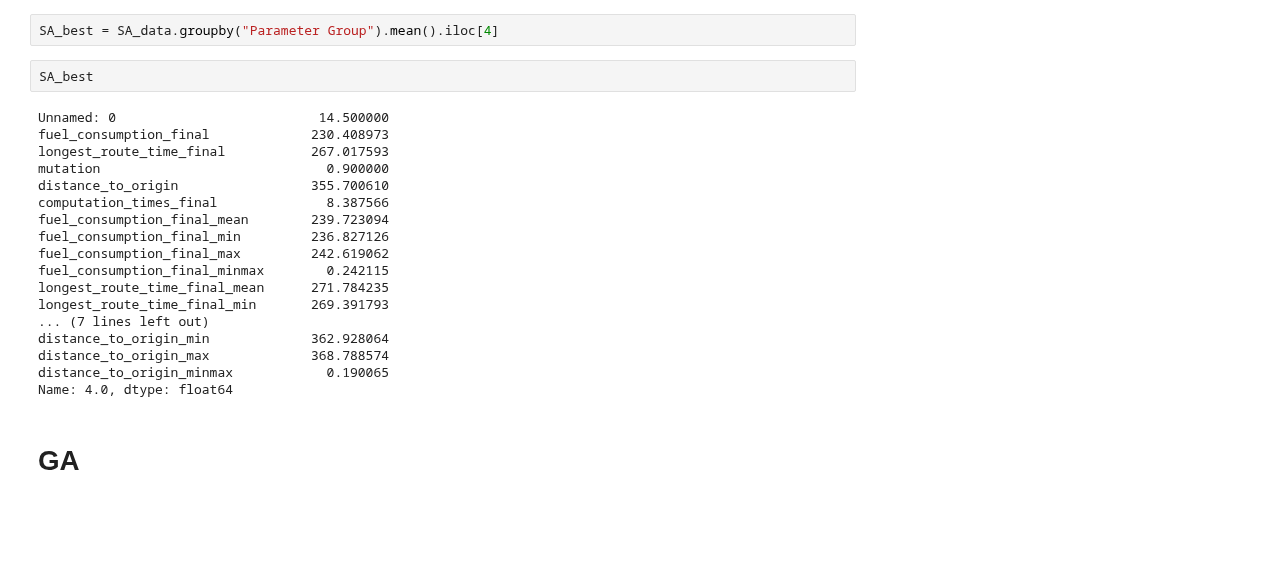
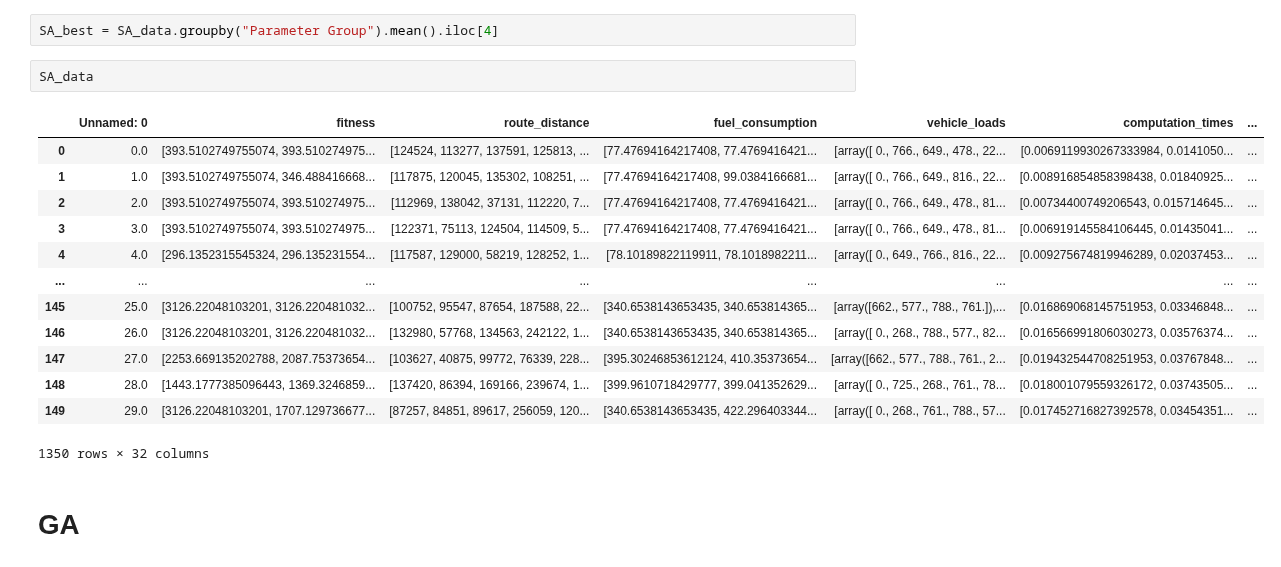
Before and after one commit to kallekj/Explorer, a Jupyter notebook: src/Generate_3dPlots.ipynb, the cells around one changed output. Drawn from its saved outputs; the diff is of its cells as text; blank space fills up the shorter version.

```diff
--- a/src/Generate_3dPlots.ipynb
+++ b/src/Generate_3dPlots.ipynb
@@ -145,26 +145,22 @@ def plot_3d_minmax(datapoints, labels, marker_kwargs={"SA":{"color":"#1f77b4", "
 SA_data = combine_datasets("SA", "parameter_data/")
 # %%
 SA_best = SA_data.groupby("Parameter Group").mean().iloc[4]
-# %%
-SA_best
-# %% [output]
-Unnamed: 0                          14.500000
-fuel_consumption_final             230.408973
-longest_route_time_final           267.017593
-mutation                             0.900000
-distance_to_origin                 355.700610
-computation_times_final              8.387566
-fuel_consumption_final_mean        239.723094
-fuel_consumption_final_min         236.827126
-fuel_consumption_final_max         242.619062
-fuel_consumption_final_minmax        0.242115
-longest_route_time_final_mean      271.784235
-longest_route_time_final_min       269.391793
-... (7 lines left out)
-distance_to_origin_min             362.928064
-distance_to_origin_max             368.788574
-distance_to_origin_minmax            0.190065
-Name: 4.0, dtype: float64
+# %%
+SA_data
+# %% [output]
+|  | Unnamed: 0 | fitness | route_distance | fuel_consumption | vehicle_loads | computation_times | ... |
+| 0 | 0.0 | [393.5102749755074, 393.510274975... | [124524, 113277, 137591, 125813, ... | [77.47694164217408, 77.4769416421... | [array([ 0., 766., 649., 478., 22... | [0.0069119930267333984, 0.0141050... | ... |
+| 1 | 1.0 | [393.5102749755074, 346.488416668... | [117875, 120045, 135302, 108251, ... | [77.47694164217408, 99.0384166681... | [array([ 0., 766., 649., 816., 22... | [0.008916854858398438, 0.01840925... | ... |
+| 2 | 2.0 | [393.5102749755074, 393.510274975... | [112969, 138042, 37131, 112220, 7... | [77.47694164217408, 77.4769416421... | [array([ 0., 766., 649., 478., 81... | [0.00734400749206543, 0.015714645... | ... |
+| 3 | 3.0 | [393.5102749755074, 393.510274975... | [122371, 75113, 124504, 114509, 5... | [77.47694164217408, 77.4769416421... | [array([ 0., 766., 649., 478., 81... | [0.006919145584106445, 0.01435041... | ... |
+| 4 | 4.0 | [296.1352315545324, 296.135231554... | [117587, 129000, 58219, 128252, 1... | [78.10189822119911, 78.1018982211... | [array([ 0., 649., 766., 816., 22... | [0.009275674819946289, 0.02037453... | ... |
+| ... | ... | ... | ... | ... | ... | ... | ... |
+| 145 | 25.0 | [3126.22048103201, 3126.220481032... | [100752, 95547, 87654, 187588, 22... | [340.6538143653435, 340.653814365... | [array([662., 577., 788., 761.]),... | [0.016869068145751953, 0.03346848... | ... |
+| 146 | 26.0 | [3126.22048103201, 3126.220481032... | [132980, 57768, 134563, 242122, 1... | [340.6538143653435, 340.653814365... | [array([ 0., 268., 788., 577., 82... | [0.016566991806030273, 0.03576374... | ... |
+| 147 | 27.0 | [2253.669135202788, 2087.75373654... | [103627, 40875, 99772, 76339, 228... | [395.30246853612124, 410.35373654... | [array([662., 577., 788., 761., 2... | [0.019432544708251953, 0.03767848... | ... |
+| 148 | 28.0 | [1443.1777385096443, 1369.3246859... | [137420, 86394, 169166, 239674, 1... | [399.9610718429777, 399.041352629... | [array([ 0., 725., 268., 761., 78... | [0.018001079559326172, 0.03743505... | ... |
+| 149 | 29.0 | [3126.22048103201, 1707.129736677... | [87257, 84851, 89617, 256059, 120... | [340.6538143653435, 422.296403344... | [array([ 0., 268., 761., 788., 57... | [0.017452716827392578, 0.03454351... | ... |
+1350 rows × 32 columns
 # %% [markdown]
 # GA
 # %%
```
